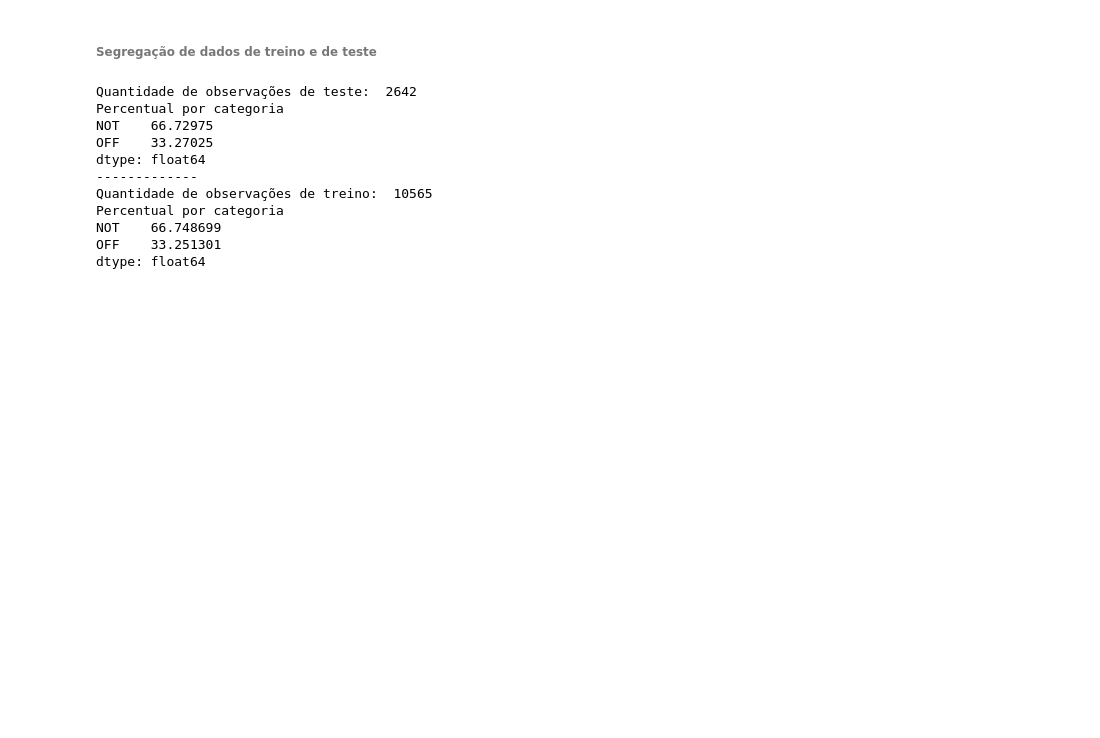
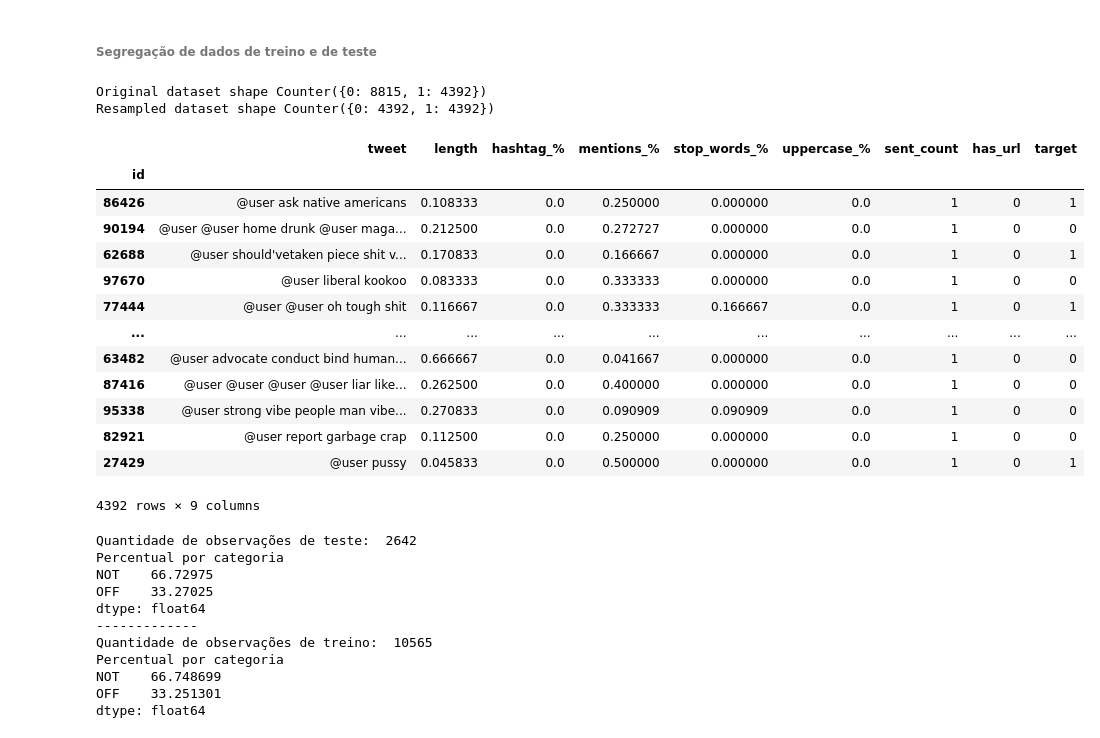
Before and after one commit to eduardodut/Mineracao_dados_textos_web, a Jupyter notebook: projeto01_equipe01.ipynb, the cells around one changed output. Drawn from its saved outputs; the diff is of its cells as text; code cells hidden in the pictures; blank space fills up the shorter version.

```diff
--- a/projeto01_equipe01.ipynb
+++ b/projeto01_equipe01.ipynb
@@ -1007,6 +1027,36 @@ param_grid_nb_gauss = {'var_smoothing' : [0.1, 1.0, 2]}
 ##### Modelo testado: Random Forest
 # %% [markdown]
 ###### Segregação de dados de treino e de teste
+# %%
+from collections import Counter
+from sklearn.datasets import make_classification
+from imblearn.under_sampling import RandomUnderSampler # doctest: +NORMALIZE_WHITESPACE
+
+print('Original dataset shape %s' % Counter(y))
+
+rus = RandomUnderSampler()
+X_res, y_res = rus.fit_resample(X,y)
+print('Resampled dataset shape %s' % Counter(y_res))
+# %% [output]
+Original dataset shape Counter({0: 8815, 1: 4392})
+Resampled dataset shape Counter({0: 4392, 1: 4392})
+# %%
+X
+# %% [output]
+|  | tweet | length | hashtag_% | mentions_% | stop_words_% | uppercase_% | sent_count | has_url | target |
+| id |  |  |  |  |  |  |  |  |  |
+| 86426 | @user ask native americans | 0.108333 | 0.0 | 0.250000 | 0.000000 | 0.0 | 1 | 0 | 1 |
+| 90194 | @user @user home drunk @user maga... | 0.212500 | 0.0 | 0.272727 | 0.000000 | 0.0 | 1 | 0 | 0 |
+| 62688 | @user should'vetaken piece shit v... | 0.170833 | 0.0 | 0.166667 | 0.000000 | 0.0 | 1 | 0 | 1 |
+| 97670 | @user liberal kookoo | 0.083333 | 0.0 | 0.333333 | 0.000000 | 0.0 | 1 | 0 | 0 |
+| 77444 | @user @user oh tough shit | 0.116667 | 0.0 | 0.333333 | 0.166667 | 0.0 | 1 | 0 | 1 |
+| ... | ... | ... | ... | ... | ... | ... | ... | ... | ... |
+| 63482 | @user advocate conduct bind human... | 0.666667 | 0.0 | 0.041667 | 0.000000 | 0.0 | 1 | 0 | 0 |
+| 87416 | @user @user @user @user liar like... | 0.262500 | 0.0 | 0.400000 | 0.000000 | 0.0 | 1 | 0 | 0 |
+| 95338 | @user strong vibe people man vibe... | 0.270833 | 0.0 | 0.090909 | 0.090909 | 0.0 | 1 | 0 | 0 |
+| 82921 | @user report garbage crap | 0.112500 | 0.0 | 0.250000 | 0.000000 | 0.0 | 1 | 0 | 0 |
+| 27429 | @user pussy | 0.045833 | 0.0 | 0.500000 | 0.000000 | 0.0 | 1 | 0 | 1 |
+4392 rows × 9 columns
 # %%
 #@markdown train_test_split
 test_size = 0.2 #@param {type:"slider", min:0, max:1, step:0.01}
```
Also changed, not shown: parts of 13 cells of this notebook.
